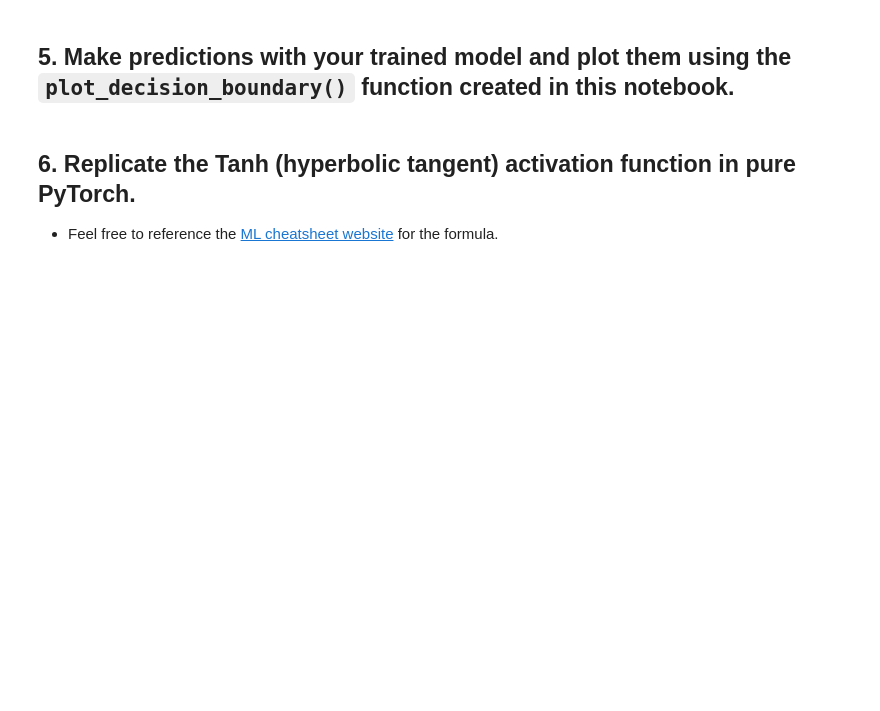
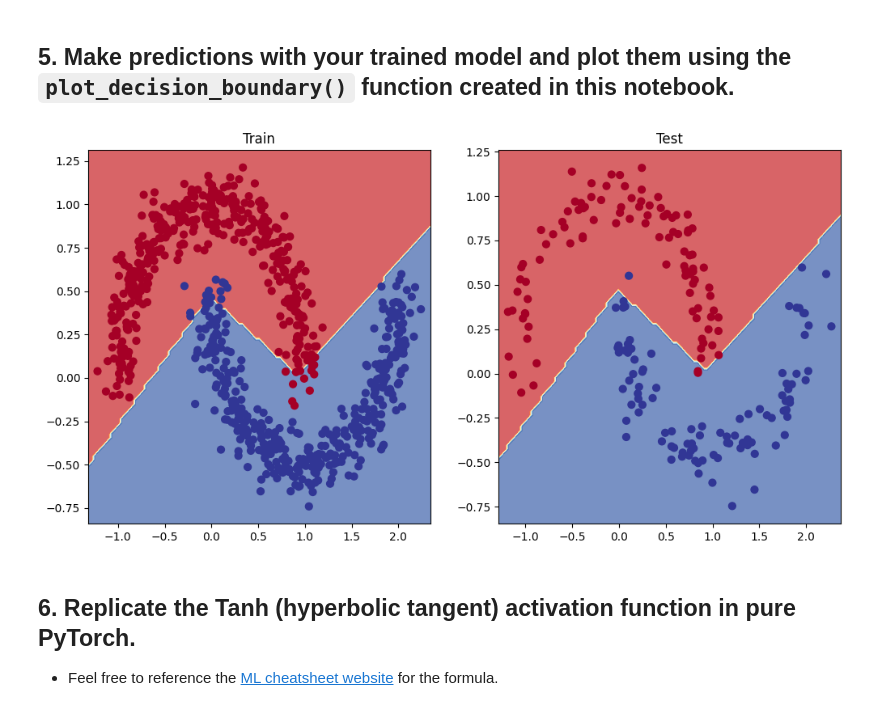
Before and after one commit to mpfmorawski/colab_notebooks, a Jupyter notebook: PyTorch/Learn_PyTorch/exercises/02_pytorch_classification_exercises.ipynb, the cells around one changed output. Saved outputs shown, nothing was run; the diff lists cells and outputs as text; code cells hidden in the pictures; blank space fills up the shorter version.

```diff
--- a/PyTorch/Learn_PyTorch/exercises/02_pytorch_classification_exercises.ipynb
+++ b/PyTorch/Learn_PyTorch/exercises/02_pytorch_classification_exercises.ipynb
@@ -52,20 +82,29 @@ from torch import nn
 
 # Inherit from nn.Module to make a model capable of fitting the mooon data
 class MoonModelV0(nn.Module):
-    ## Your code here ##
+    def __init__(self):
+        super().__init__()
+        self.linear_layer_stack = nn.Sequential(
+            nn.Linear(in_features=2, out_features=8),
+            nn.ReLU(),
+            nn.Linear(in_features=8, out_features=8),
+            nn.ReLU(),
+            nn.Linear(in_features=8, out_features=1)
+        )
 
     def forward(self, x):
-        ## Your code here ##
-        return
+        return self.linear_layer_stack(x)
 
 # Instantiate the model
-## Your code here ##
+moon_model = MoonModelV0().to(device)
 # %% [markdown]
 ## 3. Setup a binary classification compatible loss function and optimizer to use when training the model built in 2.
 # %%
 # Setup loss function
+loss_fn = nn.BCEWithLogitsLoss()
 
 # Setup optimizer to optimize model's parameters
+optimizer = torch.optim.SGD(moon_model.parameters(), lr=0.1)
 # %% [markdown]
 ## 4. Create a training and testing loop to fit the model you created in 2 to the data you created in 1.
   * Do a forward pass of the model to see what's coming out in the form of logits, prediction probabilities and labels.
@@ -74,17 +113,22 @@ class MoonModelV0(nn.Module):
   * The training loop should output progress every 10 epochs of the model's training and test set loss and accuracy.
 # %%
 # What's coming out of our model?
+moon_model.eval()
+with torch.inference_mode():
+    y_test_logits = moon_model(X_test.to(device)).squeeze()
+y_test_pred_probs = torch.sigmoid(y_test_logits)
+y_test_preds = torch.round(y_test_pred_probs)
 
 # logits (raw outputs of model)
 print("Logits:")
-## Your code here ##
+print(y_test_logits[:5])
 
 # Prediction probabilities
 print("Pred probs:")
-## Your code here ##
+print(y_test_pred_probs[:5])
 
 # Prediction labels
 print("Pred labels:")
-## Your code here ##
+print(y_test_preds[:5])
 # %% [output]
 Logits:
@@ -100,0 +144,3 @@ from torchmetrics import Accuracy
+# %%
+acc_fn = Accuracy(task="multiclass", num_classes=2).to(device) # send accuracy function to device
+acc_fn
@@ -192,3 +264,14 @@ def plot_decision_boundary(model, X, y):
+# %%
+# Plot decision boundaries for training and test sets
+plt.figure(figsize=(12, 6))
+plt.subplot(1, 2, 1)
+plt.title("Train")
+plot_decision_boundary(moon_model, X_train, y_train)
+plt.subplot(1, 2, 2)
+plt.title("Test")
+plot_decision_boundary(moon_model, X_test, y_test)
+# %% [output]
+[figure, added]
 # %% [markdown]
 ## 6. Replicate the Tanh (hyperbolic tangent) activation function in pure PyTorch.
   * Feel free to reference the [ML cheatsheet website](https://ml-cheatsheet.readthedocs.io/en/latest/activation_functions.html#tanh) for the formula.
```
Also changed, not shown: parts of 27 cells of this notebook.
